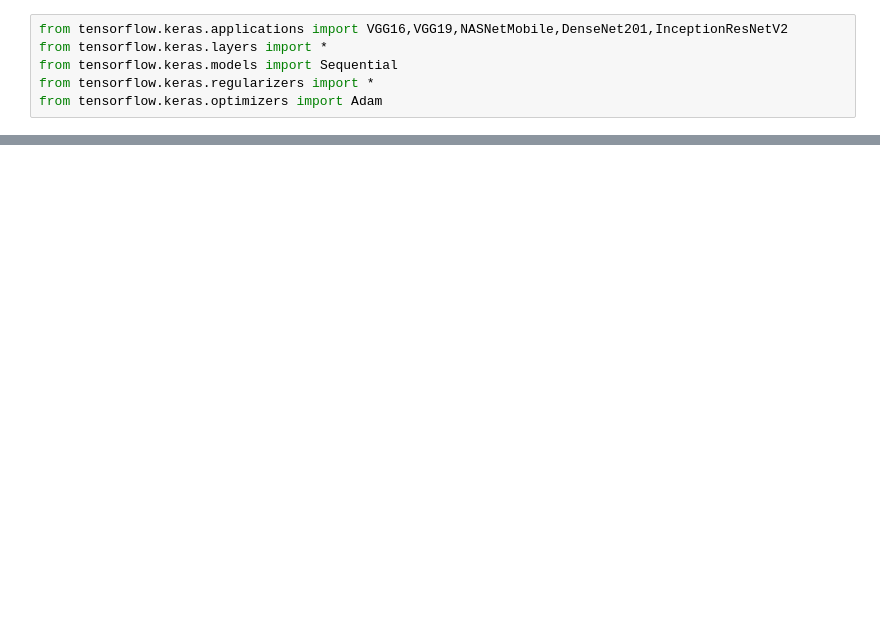
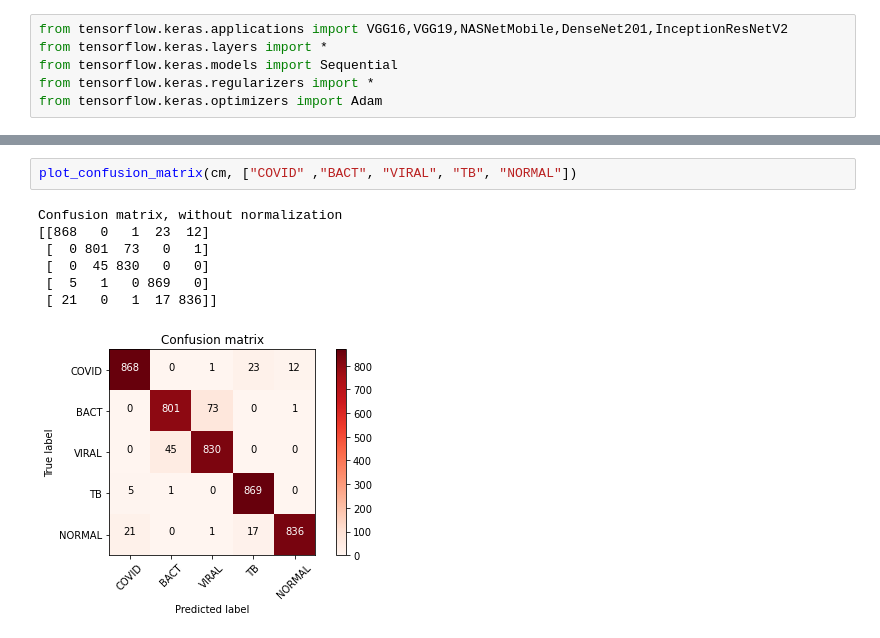
Before and after one commit to Azariagmt/pulmonary-disorder-detection-using-x-ray-images, a Jupyter notebook: notebooks/ResNet50V2.ipynb, the cells around one changed output, grey strips where cells are left out. Drawn from its saved outputs; the diff is of its cells as text; blank space fills up the shorter version.

```diff
--- a/notebooks/ResNet50V2.ipynb
+++ b/notebooks/ResNet50V2.ipynb
@@ -98,0 +120,10 @@ print(tf.__version__)
+# %%
+plot_confusion_matrix(cm, ["COVID" ,"BACT", "VIRAL", "TB", "NORMAL"])
+# %% [output]
+Confusion matrix, without normalization
+[[868   0   1  23  12]
+ [  0 801  73   0   1]
+ [  0  45 830   0   0]
+ [  5   1   0 869   0]
+ [ 21   0   1  17 836]]
+[figure, added]
```
Also changed, not shown: parts of 20 cells of this notebook, 1 other file.
